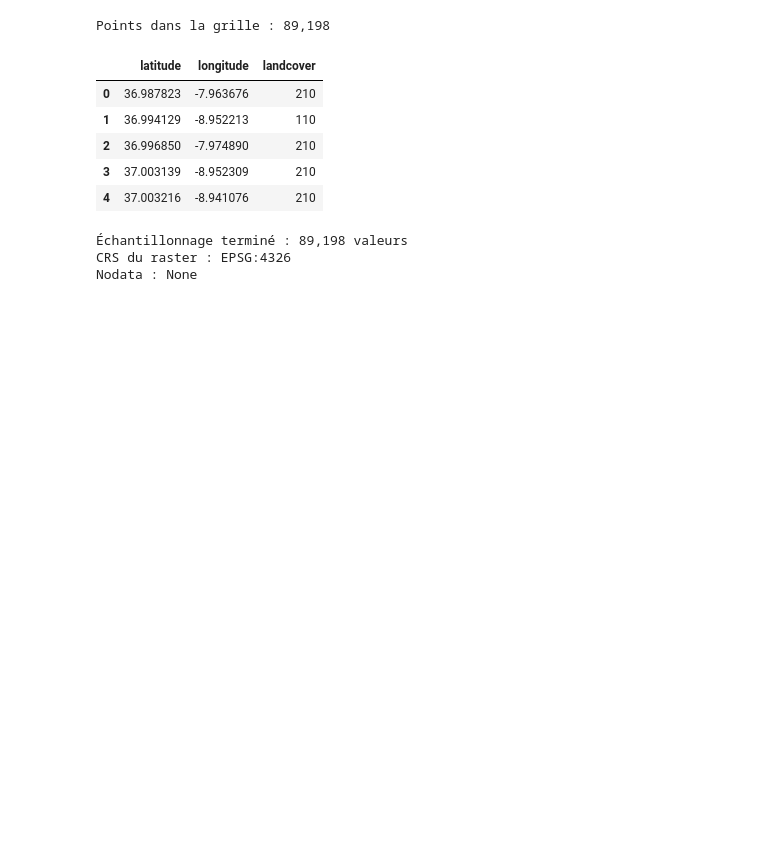
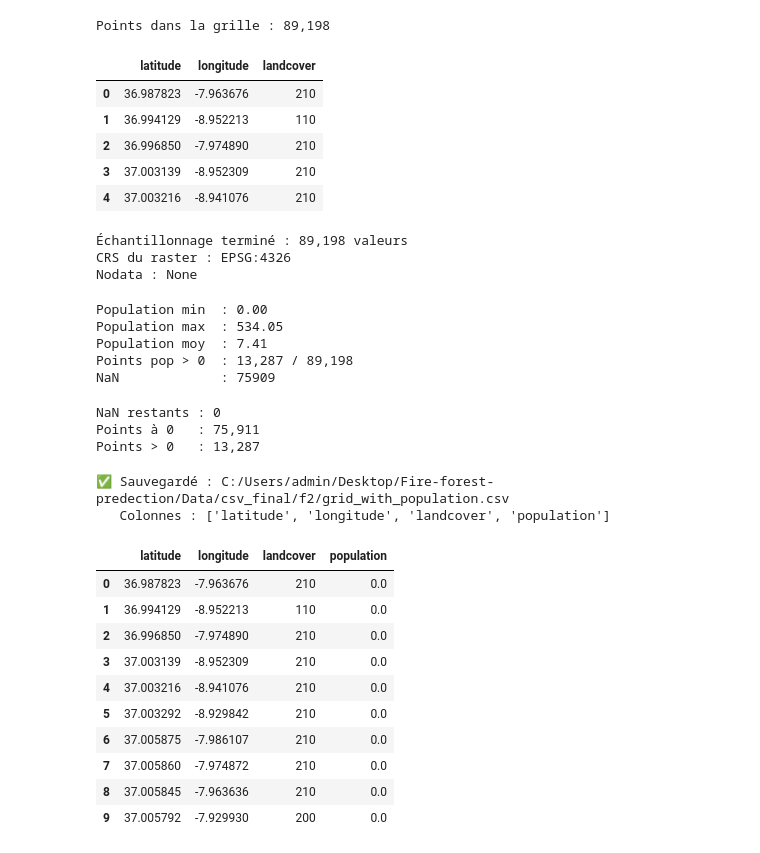
Before and after one commit to AbdelkarimElm/data-driven-wildfire-prediction-portugal, a Jupyter notebook: Grid et landcover/population/Grille_Population.ipynb, the cells around one changed output. Cells and saved outputs as stored; diff of their text form; code cells hidden in the pictures; blank space fills up the shorter version.

```diff
--- a/Grid et landcover/population/Grille_Population.ipynb
+++ b/Grid et landcover/population/Grille_Population.ipynb
@@ -43,3 +43,58 @@ print(f"Nodata : {nodata_value}")
 Échantillonnage terminé : 89,198 valeurs
 CRS du raster : EPSG:4326
 Nodata : None
+# %%
+# Ajouter la colonne population à la grille
+grid["population"] = sampled
+
+# Remplacer nodata par 0
+if nodata_value is not None:
+    grid.loc[grid["population"] == nodata_value, "population"] = 0.0
+
+# Les valeurs négatives (artefacts) → 0
+grid.loc[grid["population"] < 0, "population"] = 0.0
+
+# Stats
+print(f"Population min  : {grid['population'].min():.2f}")
+print(f"Population max  : {grid['population'].max():.2f}")
+print(f"Population moy  : {grid['population'].mean():.2f}")
+print(f"Points pop > 0  : {(grid['population'] > 0).sum():,} / {len(grid):,}")
+print(f"NaN             : {grid['population'].isna().sum()}")
+# %% [output]
+Population min  : 0.00
+Population max  : 534.05
+Population moy  : 7.41
+Points pop > 0  : 13,287 / 89,198
+NaN             : 75909
+# %%
+# Remplacer les NaN par 0 (pas de population détectée = 0 habitants)
+grid["population"] = grid["population"].fillna(0.0)
+
+print(f"NaN restants : {grid['population'].isna().sum()}")
+print(f"Points à 0   : {(grid['population'] == 0).sum():,}")
+print(f"Points > 0   : {(grid['population'] > 0).sum():,}")
+# %% [output]
+NaN restants : 0
+Points à 0   : 75,911
+Points > 0   : 13,287
+# %%
+# Sauvegarder
+output_path = "C:/Users/admin/Desktop/Fire-forest-predection/Data/csv_final/f2/grid_with_population.csv"
+grid.to_csv(output_path, index=False)
+print(f"✅ Sauvegardé : {output_path}")
+print(f"   Colonnes : {list(grid.columns)}")
+grid.head(10)
+# %% [output]
+✅ Sauvegardé : C:/Users/admin/Desktop/Fire-forest-predection/Data/csv_final/f2/grid_with_population.csv
+   Colonnes : ['latitude', 'longitude', 'landcover', 'population']
+|  | latitude | longitude | landcover | population |
+| 0 | 36.987823 | -7.963676 | 210 | 0.0 |
+| 1 | 36.994129 | -8.952213 | 110 | 0.0 |
+| 2 | 36.996850 | -7.974890 | 210 | 0.0 |
+| 3 | 37.003139 | -8.952309 | 210 | 0.0 |
+| 4 | 37.003216 | -8.941076 | 210 | 0.0 |
+| 5 | 37.003292 | -8.929842 | 210 | 0.0 |
+| 6 | 37.005875 | -7.986107 | 210 | 0.0 |
+| 7 | 37.005860 | -7.974872 | 210 | 0.0 |
+| 8 | 37.005845 | -7.963636 | 210 | 0.0 |
+| 9 | 37.005792 | -7.929930 | 200 | 0.0 |
```
Also changed, not shown: parts of 1 cell of this notebook.
